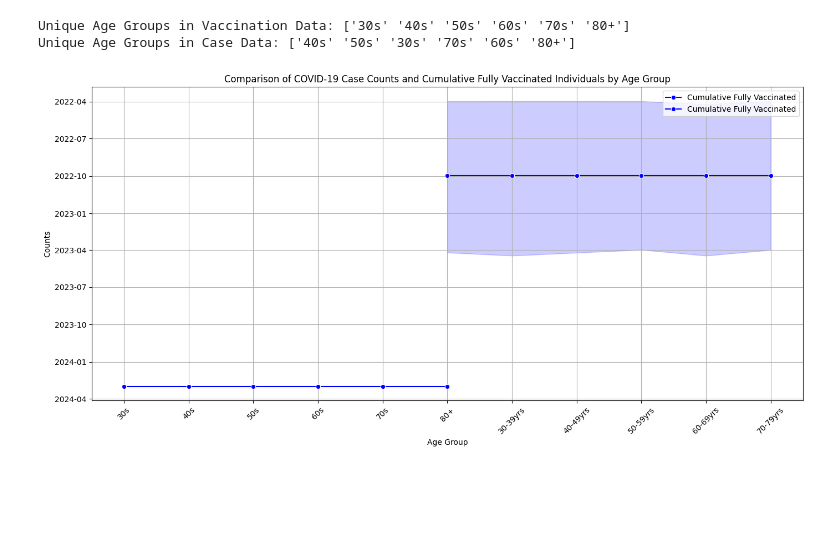
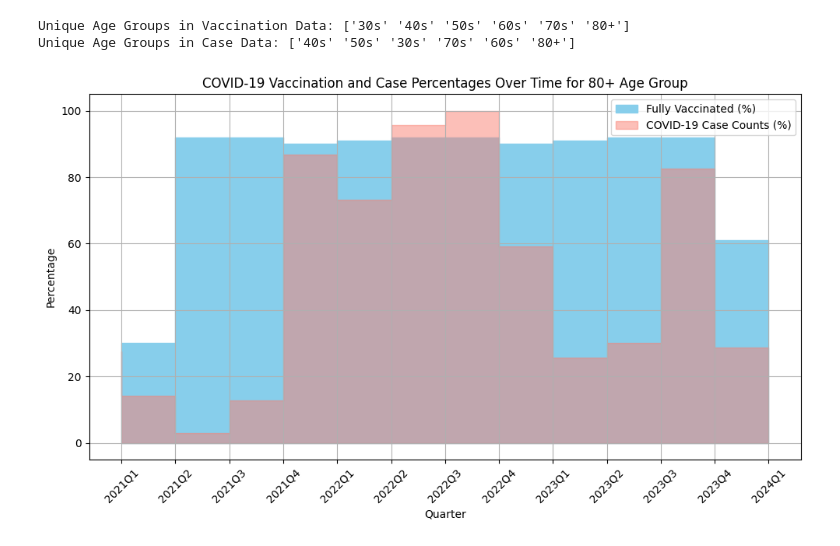
Before and after one commit to CoderMF/Data-Visualization-Project, a Jupyter notebook: CP321 Final Project.ipynb, the cells around one changed output. Drawn from its saved outputs; the diff is of its cells as text; code cells hidden in the pictures; blank space fills up the shorter version.

```diff
--- a/CP321 Final Project.ipynb
+++ b/CP321 Final Project.ipynb
@@ -166,38 +177,31 @@ print("Unique Age Groups in Case Data:", df2['Age_Group'].unique())
 # %% [output]
 Unique Age Groups in Vaccination Data: ['30s' '40s' '50s' '60s' '70s' '80+']
 Unique Age Groups in Case Data: ['40s' '50s' '30s' '70s' '60s' '80+']
-# %%
-case_counts = pd.to_datetime(df2['Case_Reported_Date'])
-case_counts = df2.groupby(['Age_Group', 'Case_Reported_Date']).size().reset_index(name='Case_Counts')
-
-
-latest_vaccination_data = df.groupby('Agegroup')['Date'].last().reset_index()
-# latest_vacc_quarter = quarter.groupby('Agegroup')['Date'].last().reset_index()
-
-
-# print("Case Counts by Age Group:", case_counts)
-
-# Sorting dataframes by age group to ensure the age groups match up in the plots
-latest_vaccination_data.sort_values('Agegroup', inplace=True)
-# case_counts.sort_values('Age_Group', inplace=True)
-
-# Plotting
-plt.figure(figsize=(14, 7))
-
-# Vaccination line
-sns.lineplot(data=latest_vaccination_data, x='Agegroup', y='Date', marker='o', label='Cumulative Fully Vaccinated', color='blue')
-sns.lineplot(data=quarter, x='Agegroup', y='Quarter', marker='o', label='Cumulative Fully Vaccinated', color='blue')
-
-# Case counts line
-# sns.lineplot(data=case_counts, x='Age_Group', y='Case_Reported_Date', marker='o', label='COVID-19 Case Counts', color='red')
-
-plt.title('Comparison of COVID-19 Case Counts and Cumulative Fully Vaccinated Individuals by Age Group')
-plt.xlabel('Age Group')
-plt.ylabel('Counts')
-plt.xticks(rotation=45)
-plt.legend()
-plt.grid(True)
-plt.tight_layout()
-plt.show()
-# %% [output]
-[figure, removed]
+# %%
+## Normalized Stacked Area Chart showcasing fully vaccinated people and covid cases over time for people aged 80 and over
+
+# Filter for 80+ age group and aggregate data
+vaccination_data = df[df['Agegroup'] == '80+'].groupby('Quarter')['Percent_fully_vaccinated'].sum().reset_index()
+case_data = df2[df2['Age_Group'] == '80+'].groupby('Quarter').size().reset_index(name='Case_Counts')
+
+# Normalize case counts to the maximum count across quarters for a percentage scale
+max_cases = case_data['Case_Counts'].max()
+case_data['Case_Counts_Percent'] = (case_data['Case_Counts'] / max_cases) * 100
+
+# plot
+plt.figure(figsize=(10, 6))
+
+# Area plot for vaccine and case data
+plt.fill_between(vaccination_data['Quarter'].astype(str), vaccination_data['Percent_fully_vaccinated'], label='Fully Vaccinated (%)', color='skyblue', step='pre')
+plt.fill_between(case_data['Quarter'].astype(str), case_data['Case_Counts_Percent'], label='COVID-19 Case Counts (%)', color='salmon', step='pre', alpha=0.5)
+
+plt.title('COVID-19 Vaccination and Case Percentages Over Time for 80+ Age Group')
+plt.xlabel('Quarter')
+plt.ylabel('Percentage')
+plt.xticks(rotation=45)
+plt.legend()
+plt.grid(True)
+plt.tight_layout()
+plt.show()
+# %% [output]
+[figure, added]
```
Also changed, not shown: parts of 4 cells of this notebook.
